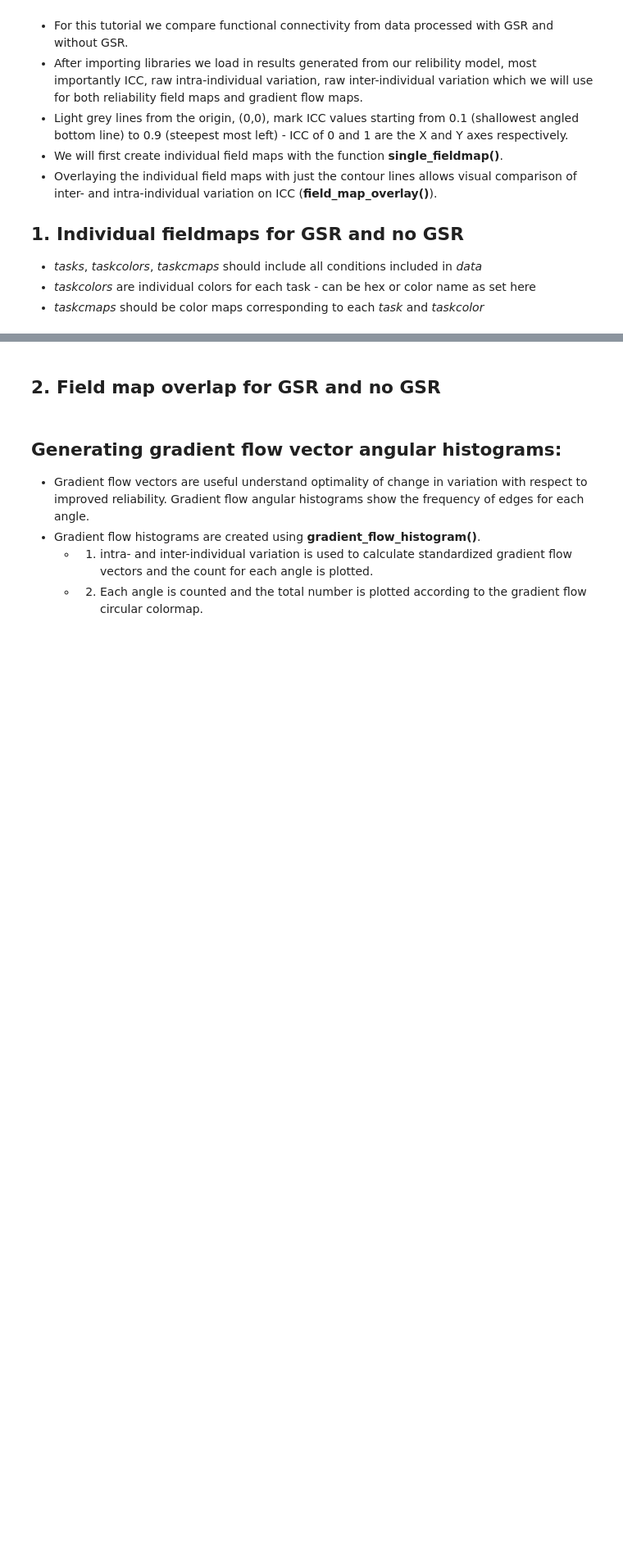
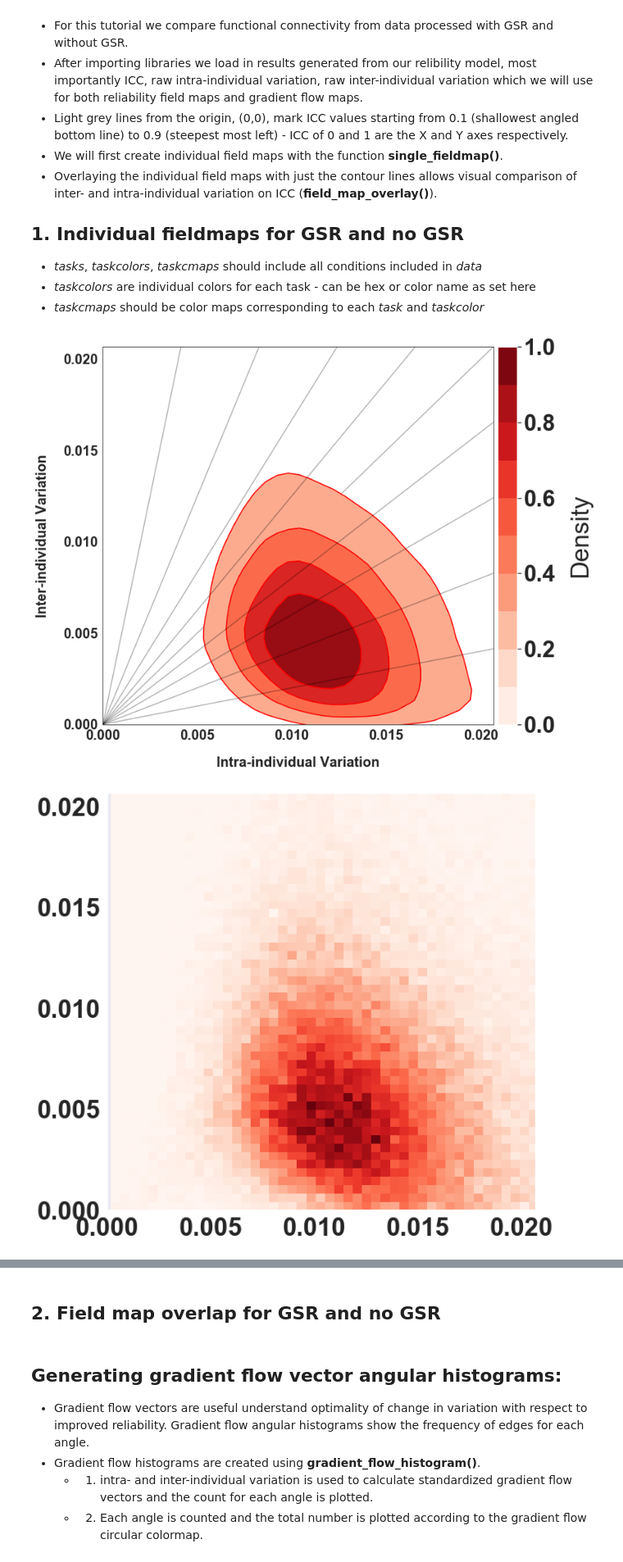
Before and after one commit to HumanBrainED/reliability_fieldMap_gradientFlow, a Jupyter notebook: tutorial/Fieldmap_GradientFlow_tutorial_copy.ipynb, the cells around one changed output, grey strips where cells are left out. Shown at 82% size. Drawn from its saved outputs; the diff is of its cells as text; code cells hidden in the pictures; blank space fills up the shorter version.

```diff
--- a/tutorial/Fieldmap_GradientFlow_tutorial_copy.ipynb
+++ b/tutorial/Fieldmap_GradientFlow_tutorial_copy.ipynb
@@ -292,31 +126,34 @@ alpha = 1
 thr = 0.0001 # Our threshold for which variability values to include
 
 # Plot individual field maps:
 for num,task in enumerate(['REST_nogsr','REST_gsr']):
     x = data[task]['raww_masked']
     y = data[task]['rawb_masked']
-    xx1,yy1,normalized = plot_field_map(x,y,taskcolors[task],taskcmaps[task],alpha,lines,outpath,thr=0.0001,gridsize=50,
+    xx1,yy1,normalized = plot_field_map(x,y,taskcolors[task],taskcmaps[task],alpha,lines,outpath,thr=0.0001,gridsize=100,
                          overlay=False,cbar_option=True,figSize=(12,10),xyLim=95,shade=True,addContourLines=True)
 
     xperc = np.percentile(x,95)
     yperc = np.percentile(y,95)
     xy_lim = np.max([xperc,yperc])
     xyVals = (0,xy_lim)
     # Small bins
     plt.figure(figsize=(10,10))
     plt.hist2d(x, y, bins=(100, 100), cmap=taskcmaps[task])
     plt.xlim([0,xyVals[1]])
     plt.ylim([0,xyVals[1]])
     plt.show()
 
     plt.figure(figsize=(10,10))
     plt.hist2d(x, y, bins=(300, 300), cmap=taskcmaps[task])
     plt.xlim([0,xyVals[1]])
     plt.ylim([0,xyVals[1]])
     plt.show()
 
     plt.figure(figsize=(10,10))
     plt.hist2d(x, y, bins=(500, 500), cmap=taskcmaps[task])
     plt.xlim([0,xyVals[1]])
     plt.ylim([0,xyVals[1]])
     plt.show()
+# %% [output]
+[figure, added]
+[figure, added]
```
Also changed, not shown: parts of 10 cells of this notebook, 7 other files.
